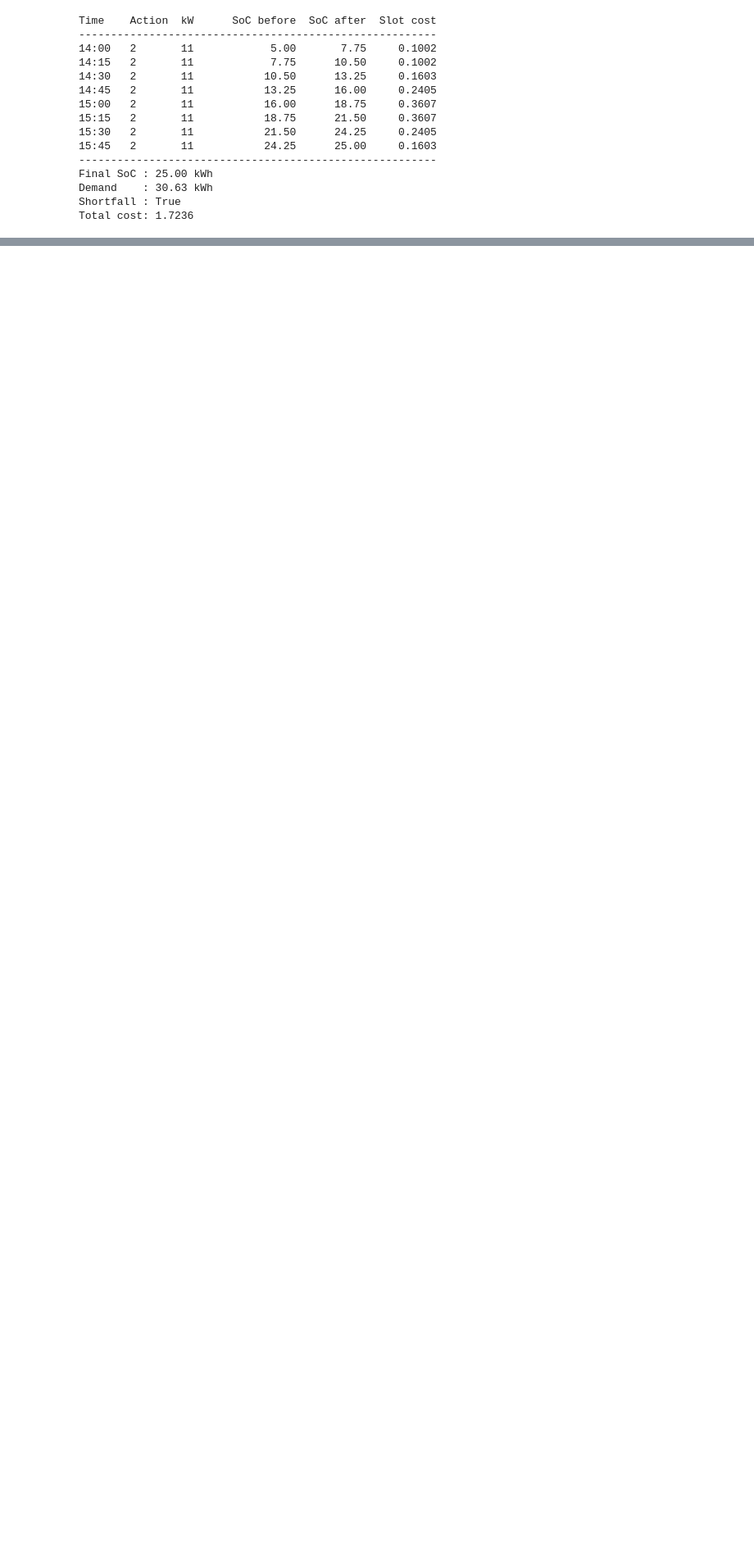
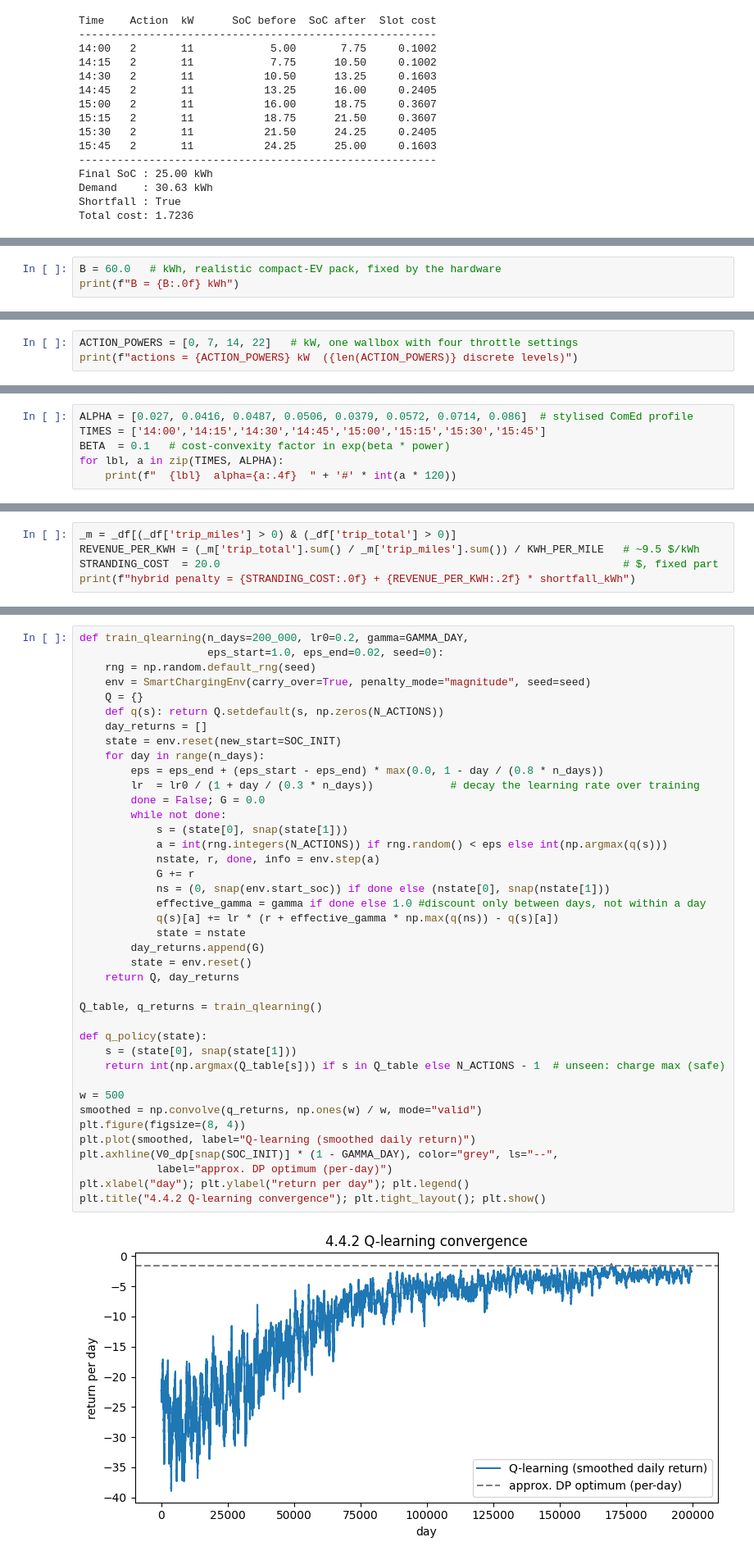
Before and after one commit to mariusmeurer/AAA-assignment, a Jupyter notebook: task4/task4.ipynb, the cells around one changed output, grey strips where cells are left out. Shown at 82% size. Cells and saved outputs as stored; diff of their text form; blank space fills up the shorter version.

```diff
--- a/task4/task4.ipynb
+++ b/task4/task4.ipynb
@@ -1085,0 +301,3 @@ Furthermore: We only report averages. A fleet operator cares about the worst cas
+# %%
+B = 60.0   # kWh, realistic compact-EV pack, fixed by the hardware
+print(f"B = {B:.0f} kWh")
@@ -1085,0 +320,3 @@ Furthermore: We only report averages. A fleet operator cares about the worst cas
+# %%
+ACTION_POWERS = [0, 7, 14, 22]   # kW, one wallbox with four throttle settings
+print(f"actions = {ACTION_POWERS} kW  ({len(ACTION_POWERS)} discrete levels)")
@@ -1085,0 +329,6 @@ Furthermore: We only report averages. A fleet operator cares about the worst cas
+# %%
+ALPHA = [0.027, 0.0416, 0.0487, 0.0506, 0.0379, 0.0572, 0.0714, 0.086]  # stylised ComEd profile
+TIMES = ['14:00','14:15','14:30','14:45','15:00','15:15','15:30','15:45']
+BETA  = 0.1   # cost-convexity factor in exp(beta * power)
+for lbl, a in zip(TIMES, ALPHA):
+    print(f"  {lbl}  alpha={a:.4f}  " + '#' * int(a * 120))
@@ -1085,0 +348,5 @@ Furthermore: We only report averages. A fleet operator cares about the worst cas
+# %%
+_m = _df[(_df['trip_miles'] > 0) & (_df['trip_total'] > 0)]
+REVENUE_PER_KWH = (_m['trip_total'].sum() / _m['trip_miles'].sum()) / KWH_PER_MILE   # ~9.5 $/kWh
+STRANDING_COST  = 20.0                                                               # $, fixed part
+print(f"hybrid penalty = {STRANDING_COST:.0f} + {REVENUE_PER_KWH:.2f} * shortfall_kWh")
@@ -1085,0 +553,42 @@ Furthermore: We only report averages. A fleet operator cares about the worst cas
+# %%
+def train_qlearning(n_days=200_000, lr0=0.2, gamma=GAMMA_DAY,
+                    eps_start=1.0, eps_end=0.02, seed=0):
+    rng = np.random.default_rng(seed)
+    env = SmartChargingEnv(carry_over=True, penalty_mode="magnitude", seed=seed)
+    Q = {}
+    def q(s): return Q.setdefault(s, np.zeros(N_ACTIONS))
+    day_returns = []
+    state = env.reset(new_start=SOC_INIT)
+    for day in range(n_days):
+        eps = eps_end + (eps_start - eps_end) * max(0.0, 1 - day / (0.8 * n_days))
+        lr  = lr0 / (1 + day / (0.3 * n_days))            # decay the learning rate over training
+        done = False; G = 0.0
+        while not done:
+            s = (state[0], snap(state[1]))
+            a = int(rng.integers(N_ACTIONS)) if rng.random() < eps else int(np.argmax(q(s)))
+            nstate, r, done, info = env.step(a)
+            G += r
+            ns = (0, snap(env.start_soc)) if done else (nstate[0], snap(nstate[1]))
+            effective_gamma = gamma if done else 1.0 #discount only between days, not within a day
+            q(s)[a] += lr * (r + effective_gamma * np.max(q(ns)) - q(s)[a])
+            state = nstate
+        day_returns.append(G)
+        state = env.reset()
+    return Q, day_returns
+
+Q_table, q_returns = train_qlearning()
+
+def q_policy(state):
+    s = (state[0], snap(state[1]))
+    return int(np.argmax(Q_table[s])) if s in Q_table else N_ACTIONS - 1  # unseen: charge max (safe)
+
+w = 500
+smoothed = np.convolve(q_returns, np.ones(w) / w, mode="valid")
+plt.figure(figsize=(8, 4))
+plt.plot(smoothed, label="Q-learning (smoothed daily return)")
+plt.axhline(V0_dp[snap(SOC_INIT)] * (1 - GAMMA_DAY), color="grey", ls="--",
+            label="approx. DP optimum (per-day)")
+plt.xlabel("day"); plt.ylabel("return per day"); plt.legend()
+plt.title("4.4.2 Q-learning convergence"); plt.tight_layout(); plt.show()
+# %% [output]
+[figure, added]
```
Also changed, not shown: parts of 88 cells of this notebook.
